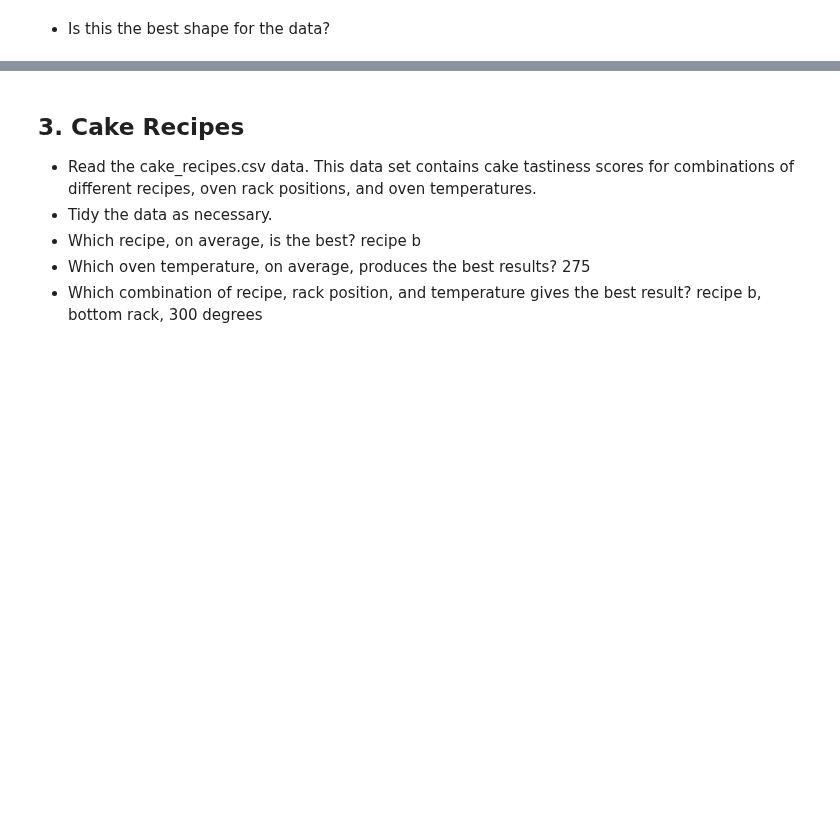
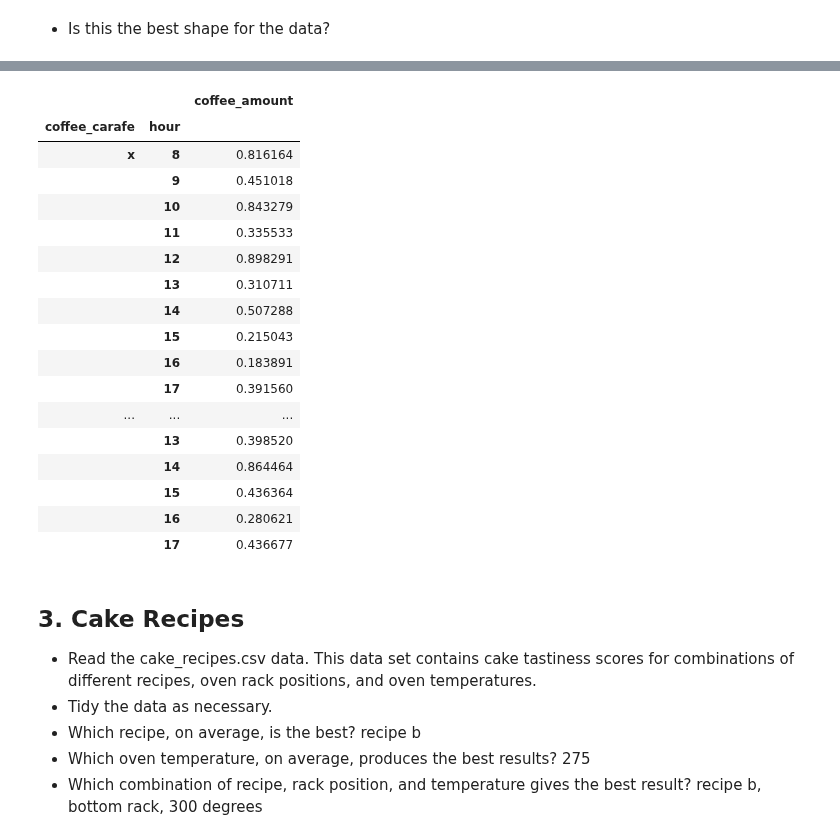
Before and after one commit to lukewbecker/classification-exercises, a Jupyter notebook: tidy_data.ipynb, the cells around one changed output, grey strips where cells are left out. Cells and saved outputs as stored; diff of their text form; code cells hidden in the pictures; blank space fills up the shorter version.

```diff
--- a/tidy_data.ipynb
+++ b/tidy_data.ipynb
@@ -216,3 +216,6 @@ coffee
 - Is this the best shape for the data?
 # %%
 # It is much cleaner, more ordered look. I tend to think of discrete variables as columns rather than rows, but in this case it makes sense that they are observations rather than columns.
+# %%
+coffee_alt = pd.read_csv('coffee_levels.csv')
+coffee_alt
@@ -219,3 +240,27 @@ coffee
+# %%
+# All I'm doing here is rearranging the columns to make it slightly more pleasing to the eye.
+# Doesn't change the actualy values, and might make it more difficult if we are going to visualize this table.
+
+coffee_alt.pivot_table(values = 'coffee_amount', index = ['coffee_carafe', 'hour'])
+# %% [output]
+|  |  | coffee_amount |
+| coffee_carafe | hour |  |
+| x | 8 | 0.816164 |
+|  | 9 | 0.451018 |
+|  | 10 | 0.843279 |
+|  | 11 | 0.335533 |
+|  | 12 | 0.898291 |
+|  | 13 | 0.310711 |
+|  | 14 | 0.507288 |
+|  | 15 | 0.215043 |
+|  | 16 | 0.183891 |
+|  | 17 | 0.391560 |
+| ... | ... | ... |
+|  | 13 | 0.398520 |
+|  | 14 | 0.864464 |
+|  | 15 | 0.436364 |
+|  | 16 | 0.280621 |
+|  | 17 | 0.436677 |
 # %% [markdown]
 ## 3. Cake Recipes
 
```
Also changed, not shown: parts of 3 cells of this notebook.
